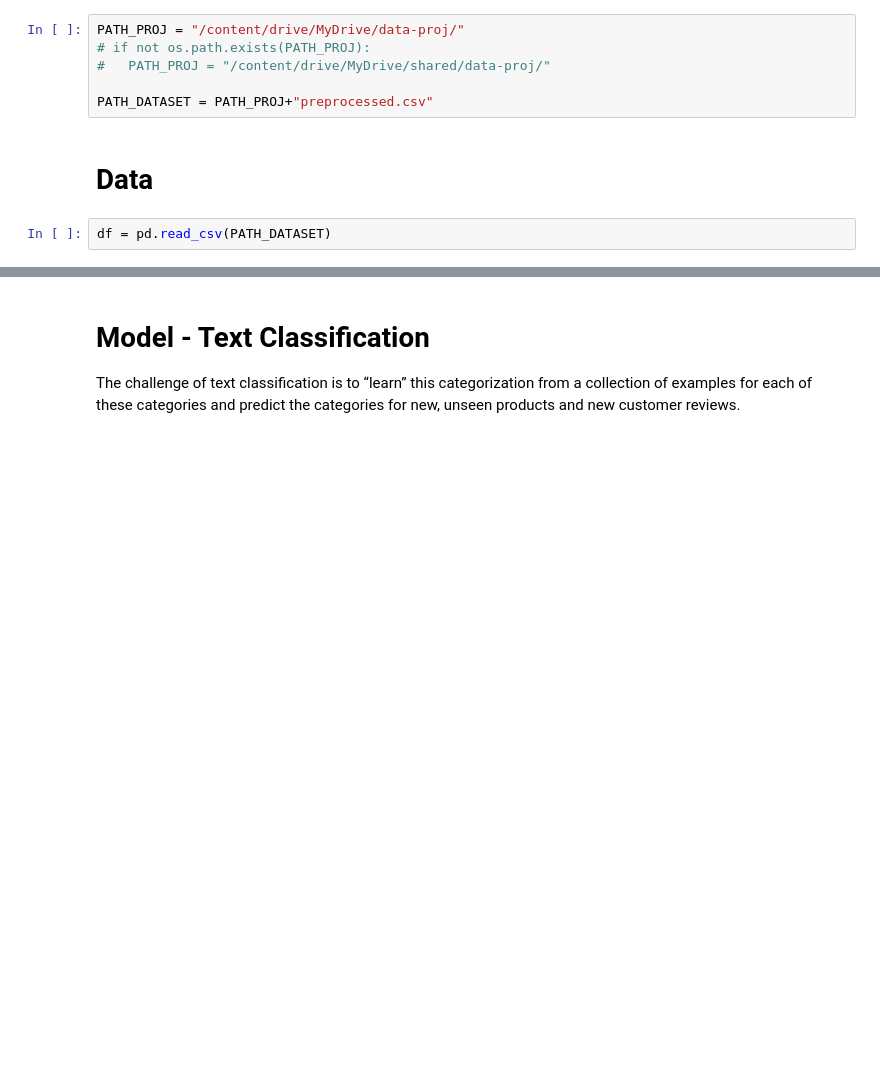
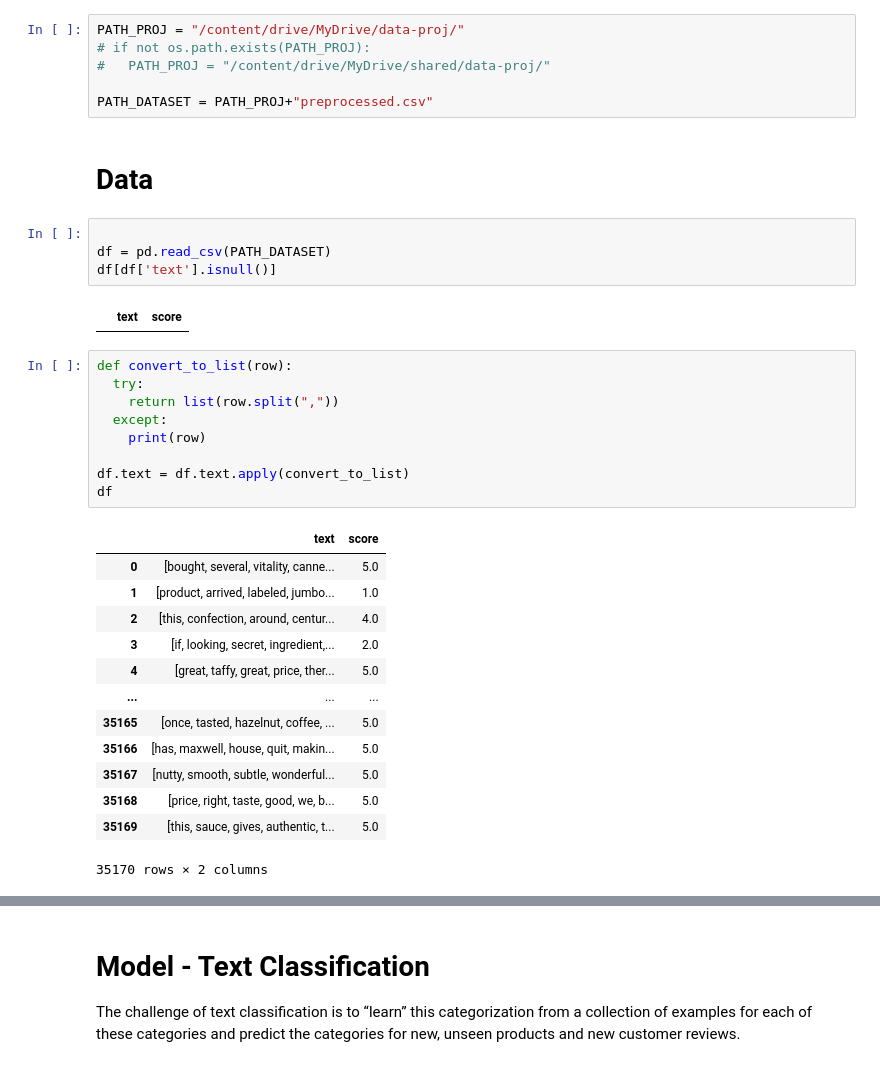
Before and after one commit to MarioAvolio/Amazon-Fine-Foods-reviews-Transformers-Text-Classification, a Jupyter notebook: Text_Classification_Amazon_Fine_Food.ipynb, the cells around one changed output, grey strips where cells are left out. Saved outputs shown, nothing was run; the diff lists cells and outputs as text; blank space fills up the shorter version.

```diff
--- a/Text_Classification_Amazon_Fine_Food.ipynb
+++ b/Text_Classification_Amazon_Fine_Food.ipynb
@@ -33,3 +34,30 @@ PATH_DATASET = PATH_PROJ+"preprocessed.csv"
 # Data
 # %%
+
 df = pd.read_csv(PATH_DATASET)
+df[df['text'].isnull()]
+# %% [output]
+|  | text | score |
+# %%
+def convert_to_list(row):
+  try:
+    return list(row.split(","))
+  except:
+    print(row)
+
+df.text = df.text.apply(convert_to_list)
+df
+# %% [output]
+|  | text | score |
+| 0 | [bought, several, vitality, canne... | 5.0 |
+| 1 | [product, arrived, labeled, jumbo... | 1.0 |
+| 2 | [this, confection, around, centur... | 4.0 |
+| 3 | [if, looking, secret, ingredient,... | 2.0 |
+| 4 | [great, taffy, great, price, ther... | 5.0 |
+| ... | ... | ... |
+| 35165 | [once, tasted, hazelnut, coffee, ... | 5.0 |
+| 35166 | [has, maxwell, house, quit, makin... | 5.0 |
+| 35167 | [nutty, smooth, subtle, wonderful... | 5.0 |
+| 35168 | [price, right, taste, good, we, b... | 5.0 |
+| 35169 | [this, sauce, gives, authentic, t... | 5.0 |
+35170 rows × 2 columns
```
Also changed, not shown: parts of 77 cells of this notebook.
